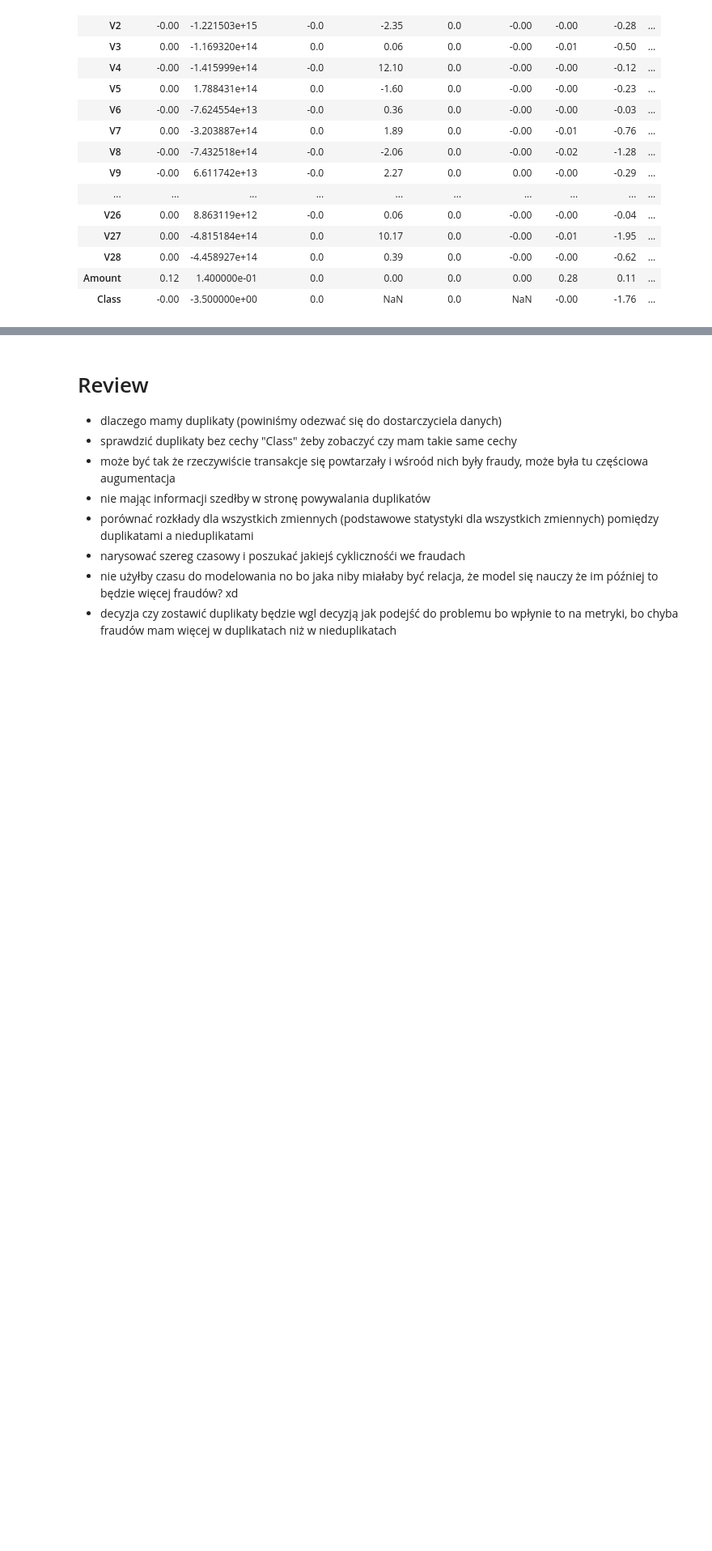
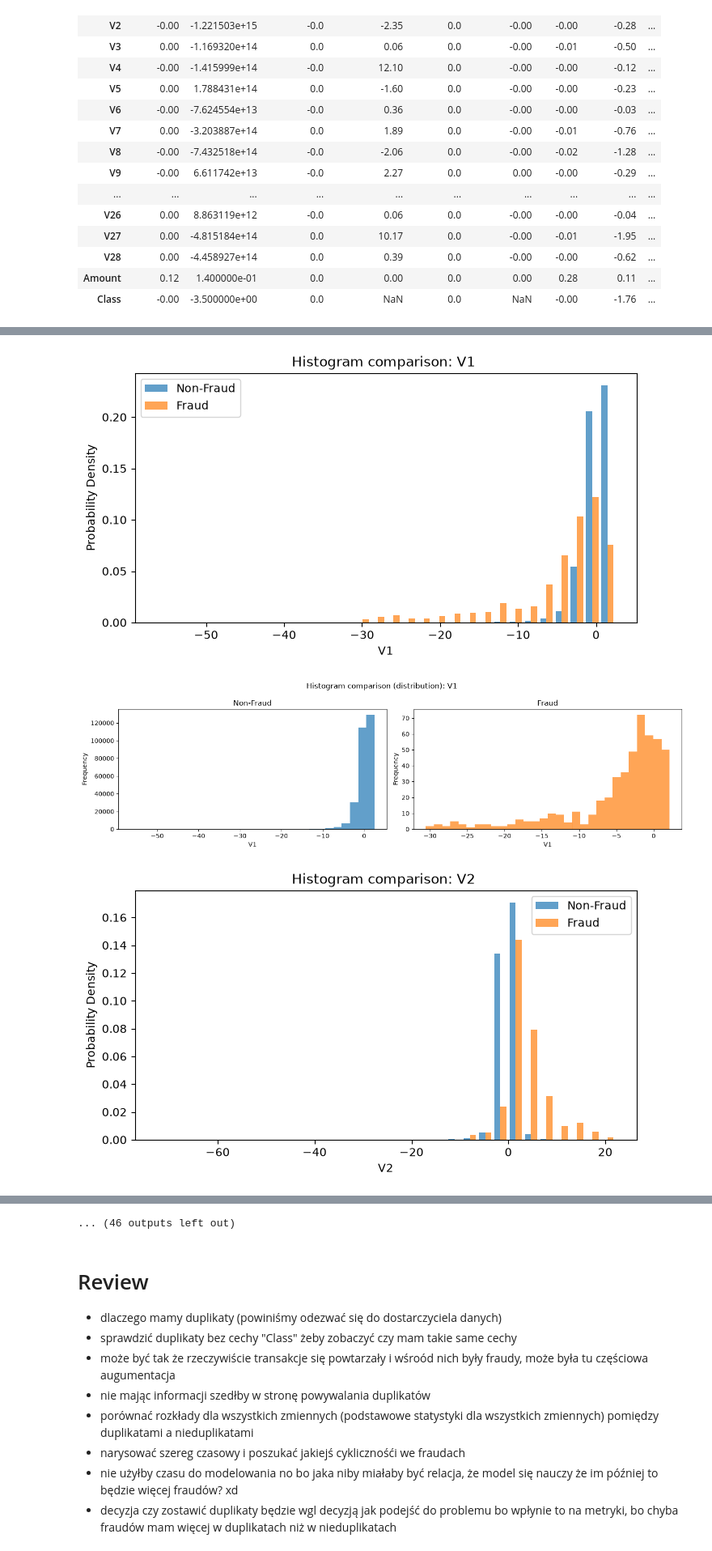
Before and after one commit to piotruxD/Credit-Fraud-Detection, a Jupyter notebook: credit_fraud.ipynb, the cells around one changed output, grey strips where cells are left out. Shown at 81% size. Cells and saved outputs as stored; diff of their text form; code cells hidden in the pictures; blank space fills up the shorter version.

```diff
--- a/credit_fraud.ipynb
+++ b/credit_fraud.ipynb
@@ -240,0 +290,62 @@ for col in credit_card_data.columns:
+# %%
+def histogram_comparison(df_1, df_2, column_drop:list=False, histogram_df_1_title="df_1", histogram_df_2_title="df_2", bins=30):
+
+    if column_drop:
+        if type(column_drop) is not list:
+                raise TypeError("column_drop must be a list of column names to drop from both dataframes.")
+
+        for col in column_drop:
+            if col not in df_1.columns or col not in df_2.columns:
+                raise KeyError(f"Column '{col}' not found in one or both of the dataframes.")
+            df_1 = df_1.drop(columns=[col])
+            df_2=df_2.drop(columns=[col])
+
+    for col in df_1.columns:
+        plt.figure(figsize=(8, 4))
+
+        plt.hist(
+            [
+                df_1[col],
+                df_2[col]
+            ],
+            bins=bins,
+            label=[histogram_df_1_title, histogram_df_2_title],
+            alpha=0.7,
+            density=True
+
+        )
+
+        plt.title(f"Histogram comparison: {col} ")
+        plt.xlabel(col)
+        plt.ylabel("Probability Density")
+        plt.legend()
+        plt.show()
+
+        fig, axes = plt.subplots(1, 2, figsize=(14, 4))
+
+        axes[0].hist(df_1[col], bins=bins, alpha=0.7)
+        axes[0].set_title(histogram_df_1_title)
+        axes[0].set_xlabel(col)
+        axes[0].set_ylabel("Frequency")
+
+        axes[1].hist(df_2[col], bins=bins, alpha=0.7, color='C1')
+        axes[1].set_title(histogram_df_2_title)
+        axes[1].set_xlabel(col)
+        axes[1].set_ylabel("Frequency")
+
+        fig.suptitle(f"Histogram comparison (distribution): {col}")
+        fig.tight_layout()
+        plt.show()
+
+histogram_comparison(
+     credit_card_data_non_fraud,
+     credit_card_data_fraud,
+     column_drop=["Class", "Time"],
+     histogram_df_1_title="Non-Fraud",
+     histogram_df_2_title="Fraud",
+     bins=30
+)
+# %% [output]
+[figure, added]
+[figure, added]
+[figure, added]
@@ -241,3 +361,4 @@ for col in credit_card_data.columns:
+... (46 outputs left out)
 # %% [markdown]
 # Review
 - dlaczego mamy duplikaty (powiniśmy odezwać się do dostarczyciela danych)
```
Also changed, not shown: parts of 3 cells of this notebook.
